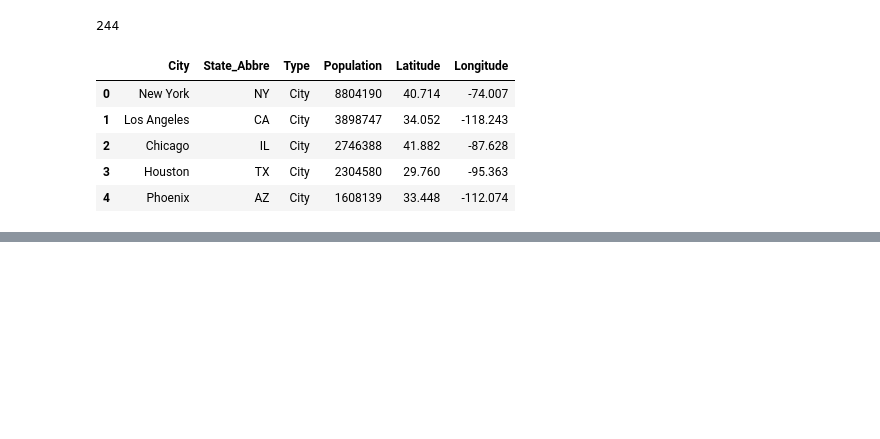
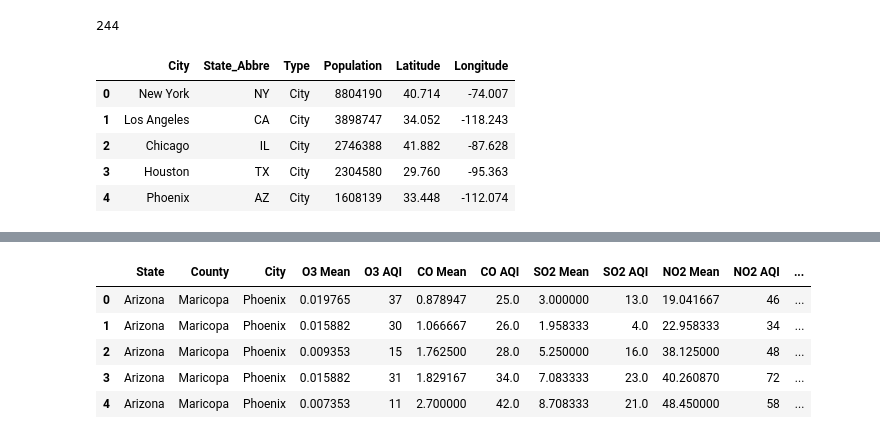
Before and after one commit to yuledez/ucv-data-proj3-group-2, a Jupyter notebook: waterAir_quality.ipynb, the cells around one changed output, grey strips where cells are left out. Drawn from its saved outputs; the diff is of its cells as text; code cells hidden in the pictures; blank space fills up the shorter version.

```diff
--- a/waterAir_quality.ipynb
+++ b/waterAir_quality.ipynb
@@ -225,0 +254,4 @@ waterAir_quality_df.to_json(
+# %%
+# Load the air_pollution dataset from CSV file
+air_pollution_info_df = pd.read_csv('data/pollution_2000_2023.csv')
+air_pollution_info_df.head()
@@ -225,0 +290,9 @@ waterAir_quality_df.to_json(
+# %%
+# Convert date column to datetime type
+air_pollution_info_df['Date'] = pd.to_datetime(air_pollution_info_df['Date'])
+
+# Create two new columns 'year/month' in YYYY-MM format and 'year'
+air_pollution_info_df['Period'] = air_pollution_info_df['Date'].dt.to_period('M').astype(str)
+air_pollution_info_df['Year'] = air_pollution_info_df['Date'].dt.year
+
+air_pollution_info_df.head()
@@ -225,0 +307,4 @@ waterAir_quality_df.to_json(
+# %%
+# Apply the state_abbreviations dictionary to insert state abbreviations into the DataFrame
+air_pollution_info_df['State_Abbre'] = air_pollution_info_df['State'].map(state_abbreviations)
+air_pollution_info_df.head()
@@ -225,0 +319,11 @@ waterAir_quality_df.to_json(
+# %%
+# Drop columns
+air_pollution_clean_df = air_pollution_info_df.drop(columns=['Unnamed: 0', 'Date','Address','O3 1st Max Value','O3 1st Max Hour','SO2 1st Max Value', 'SO2 1st Max Hour', 'NO2 1st Max Value', 'NO2 1st Max Hour', 'CO 1st Max Value', 'CO 1st Max Hour'])
+air_pollution_clean_df.head()
+# %% [output]
+|  | State | County | City | O3 Mean | O3 AQI | CO Mean | CO AQI | SO2 Mean | SO2 AQI | NO2 Mean | NO2 AQI | ... |
+| 0 | Arizona | Maricopa | Phoenix | 0.019765 | 37 | 0.878947 | 25.0 | 3.000000 | 13.0 | 19.041667 | 46 | ... |
+| 1 | Arizona | Maricopa | Phoenix | 0.015882 | 30 | 1.066667 | 26.0 | 1.958333 | 4.0 | 22.958333 | 34 | ... |
+| 2 | Arizona | Maricopa | Phoenix | 0.009353 | 15 | 1.762500 | 28.0 | 5.250000 | 16.0 | 38.125000 | 48 | ... |
+| 3 | Arizona | Maricopa | Phoenix | 0.015882 | 31 | 1.829167 | 34.0 | 7.083333 | 23.0 | 40.260870 | 72 | ... |
+| 4 | Arizona | Maricopa | Phoenix | 0.007353 | 11 | 2.700000 | 42.0 | 8.708333 | 21.0 | 48.450000 | 58 | ... |
```
Also changed, not shown: parts of 25 cells of this notebook, 10 other files.
